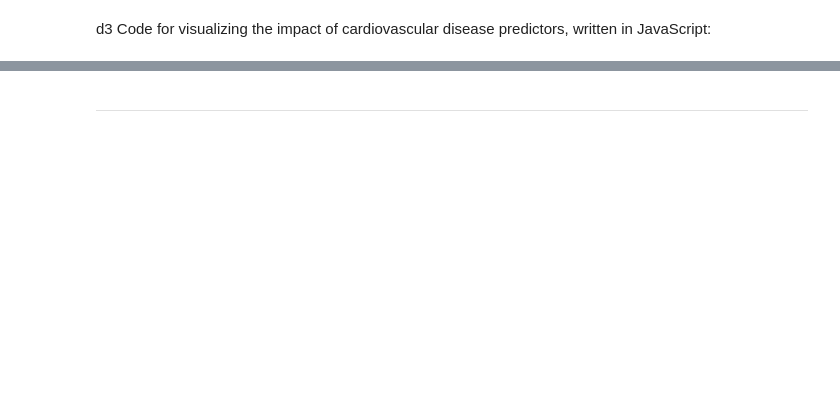
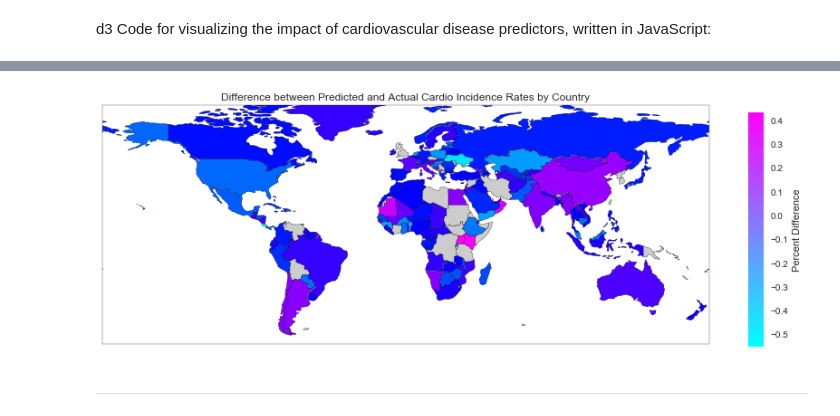
Before and after one commit to angierao/cs109a-project, a Jupyter notebook: dataanalysis.ipynb, the cells around one changed output, grey strips where cells are left out. Saved outputs shown, nothing was run; the diff lists cells and outputs as text; code cells hidden in the pictures; blank space fills up the shorter version.

```diff
--- a/dataanalysis.ipynb
+++ b/dataanalysis.ipynb
@@ -575,2 +751,61 @@ Impact of Food Predictors on Cardiovascular Disease:
+# %%
+cardio_rates = diff_matrix[:,3]
+float_cardio_array = []
+for each in cardio_rates:
+    float_cardio_array.append(float(each))
+max_value = np.max(float_cardio_array)
+min_value = np.min(float_cardio_array)
+# %%
+# plot cartopy world map projection
+# ax = plt.axes(projection=ccrs.PlateCarree())
+fig, ax = plt.subplots(figsize=(12,6),
+                       subplot_kw={'projection': ccrs.PlateCarree()})
+ax.set_extent([-150, 60, -25, 60])
+
+# initialize the type of projdction and map outline format
+shpfilename = shpreader.natural_earth(resolution='110m',
+                                      category='cultural',
+                                      name='admin_0_countries')
+reader = shpreader.Reader(shpfilename)
+countries = reader.records()
+
+# initialize counter variable k
+k = 0
+for country in countries:
+
+    # for each country with a country code, color the country in proportion to the cardiovascular mortality rate
+    if any(country.attributes['adm0_a3'] in j for (k,j) in enumerate(codes)):
+        if float_cardio_array[k] > 0:
+            ax.add_geometries(country.geometry, ccrs.PlateCarree(),
+                          facecolor=[abs((float_cardio_array[k])/max_value), 0, 1],
+                          label=country.attributes['adm0_a3'])
+        else:
+            ax.add_geometries(country.geometry, ccrs.PlateCarree(),
+                      facecolor=[0, abs((float_cardio_array[k])/abs(min_value)), 1],
+                      label=country.attributes['adm0_a3'])
+        k = k + 1
+
+    # since USA has a unique format, append the USA's separate mortality index
+    elif country.attributes['adm0_a3'] == 'GRL':
+        ax.add_geometries(country.geometry, ccrs.PlateCarree(),
+                          facecolor=[abs(float(float_cardio_array[k])/max_value), 0, 1],
+                          label=country.attributes['adm0_a3'])
+
+    # for all countries with no cardiovascular mortality data, leave the country blank
+    else:
+        ax.add_geometries(country.geometry, ccrs.PlateCarree(),
+                          facecolor = [0.8, 0.8, 0.8],
+                          label=country.attributes['adm0_a3'])
+    ax.set_title('Difference between Predicted and Actual Cardio Incidence Rates by Country')
+
+    cmap = plt.cm.cool
+    cax = fig.add_axes([0.95, 0.2, 0.02, 0.6])
+    norm = mpl.colors.Normalize(vmin=min_value, vmax=max_value)
+    cb = mpl.colorbar.ColorbarBase(cax, cmap=cmap, norm=norm, spacing='proportional')
+    cb.set_label('Percent Difference')
+
+plt.show()
+# %% [output]
+[figure, added]
 # %% [markdown]
 ---
```
Also changed, not shown: parts of 36 cells of this notebook.
